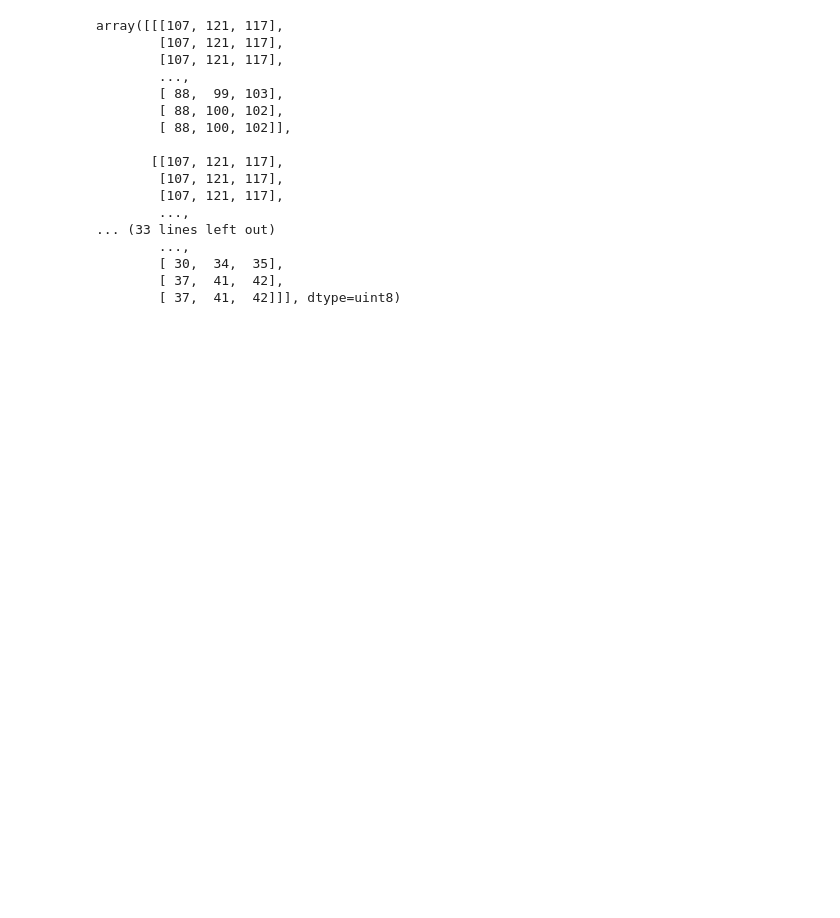
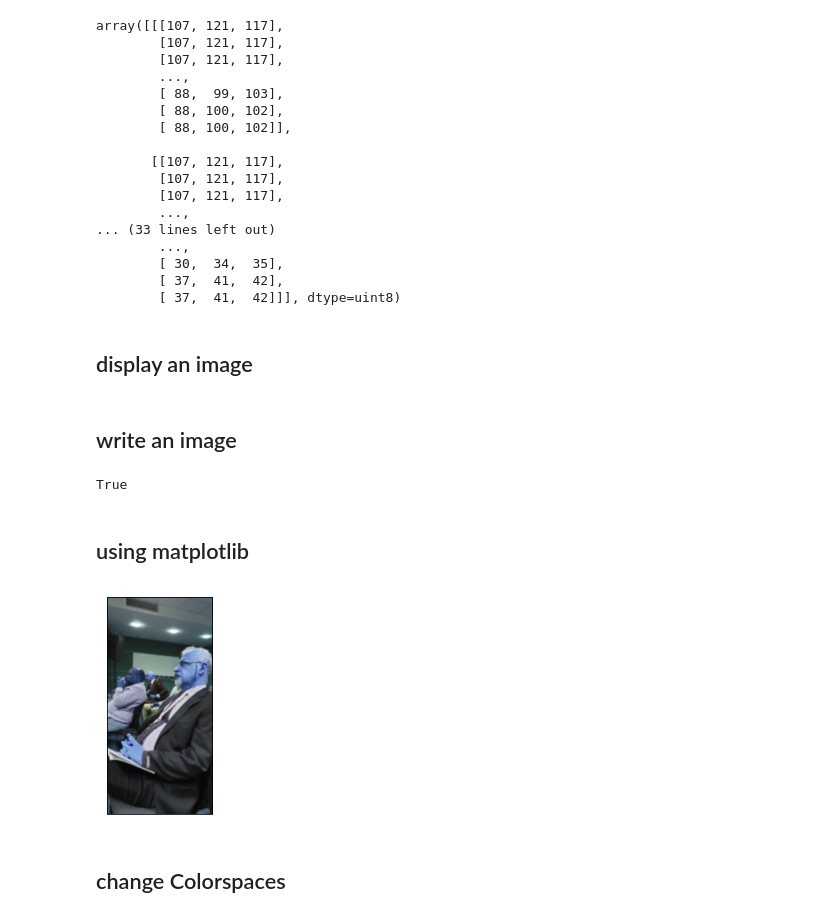
Before and after one commit to md131376st/learn_-image_pro, a Jupyter notebook: Untitled.ipynb, the cells around one changed output. Cells and saved outputs as stored; diff of their text form; code cells hidden in the pictures; blank space fills up the shorter version.

Commit message:
learn how to change Colorspaces

```diff
--- a/Untitled.ipynb
+++ b/Untitled.ipynb
@@ -3,6 +7,6 @@ import cv2
 # %%
-# load an image
-img = cv2.imread('1.jpeg')
+# cv2.IMREAD_COLOR=1 ,cv2.IMREAD_GRAYSCALE=0, cv2.IMREAD_UNCHANGED=-1
+img = cv2.imread('1.jpeg', 1)
 img
 # %% [output]
 array([[[107, 121, 117],
@@ -22,4 +26,6 @@ array([[[107, 121, 117],
         [ 30,  34,  35],
         [ 37,  41,  42],
         [ 37,  41,  42]]], dtype=uint8)
+# %% [markdown]
+## display an image
 # %%
@@ -34,3 +38,23 @@ cv2.imshow('DAD', img)
 cv2.waitKey(0)
 #
 cv2.destroyAllWindows()
+# %% [markdown]
+## write an image
+# %%
+cv2.imwrite('dad.png', img)
+# %% [output]
+True
+# %% [markdown]
+## using  matplotlib
+# %%
+import numpy as np
+from matplotlib import pyplot as plt
+# plt.imshow(img)
+plt.imshow(img, cmap = 'gray', interpolation='bicubic')
+# to hide tick values on X and Y axis
+plt.xticks([]), plt.yticks([])
+plt.show()
+# %% [output]
+[figure, added]
+# %% [markdown]
+## change Colorspaces
```
Also changed, not shown: parts of 8 cells of this notebook, 3 other files.
